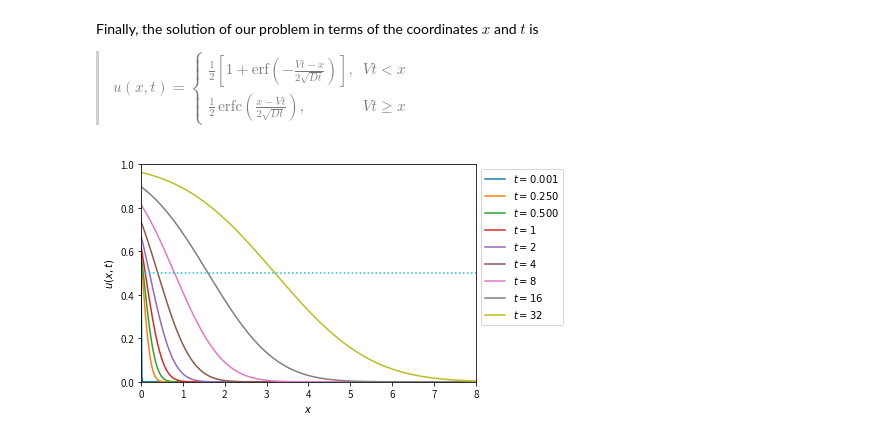
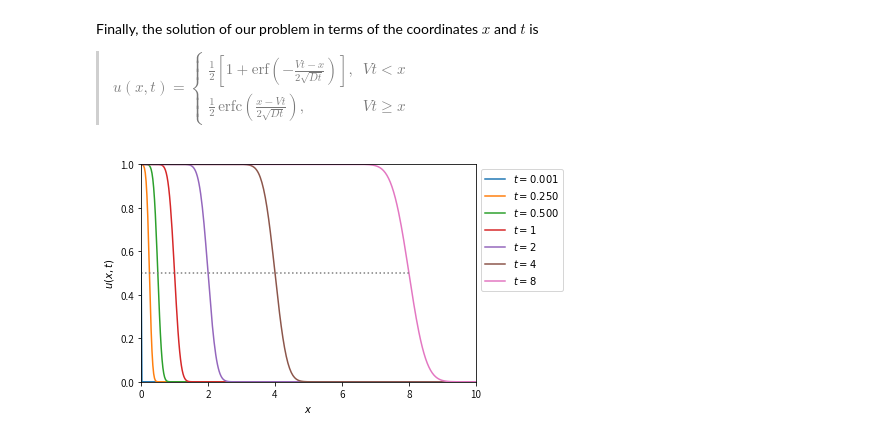
Before and after one commit to SeoulTechPSE/EngMath, a Jupyter notebook: PDE01.ipynb, the cells around one changed output. Drawn from its saved outputs; the diff is of its cells as text; code cells hidden in the pictures.

```diff
--- a/PDE01.ipynb
+++ b/PDE01.ipynb
@@ -1406,22 +1406,22 @@ Finally, the solution of our problem in terms of  the coordinates $x$ and $t$ is
  \;\frac{1}{2}\, \mathrm{erfc}\left( \frac{x-Vt}{2\sqrt{Dt}} \right), & Vt \geq x
 \end{cases}$
 # %%
-x = np.linspace(0, 8, 400)
-tt = [0.001, 0.25, 0.50, 1.0, 2.0, 4.0, 8.0, 16.0, 32.0]
+x = np.linspace(0, 10, 400)
+tt = [0.001, 0.25, 0.50, 1.0, 2.0, 4.0, 8.0]
 
-D = 0.05
-V = 0.1
+D = 0.01
+V = 1.0
 for t in tt:
     temp = (x -V*t)/(2.0 *np.sqrt(D*t))
     u = [0.5*special.erfc(q) if q >= 0.0 else 0.5*(1.0 +special.erf(-q)) for q in temp]
     plt.plot(x, u, label='$t=%0.3f$' % t if t < 1 else '$t=%0.0f$' % t)
 plt.plot([0, 8], [0.5, 0.5], linestyle=':')
 
-plt.xlim(0, 8)
+plt.xlim(0, 10)
 plt.ylim(0, 1)
 plt.legend(loc='upper left', bbox_to_anchor=(1.0, 1.0))
 plt.xlabel('$x$')
 plt.ylabel('$u(x,t)$')
 plt.show()
 # %% [output]
-[figure, old version]
+[figure, new version]
```
